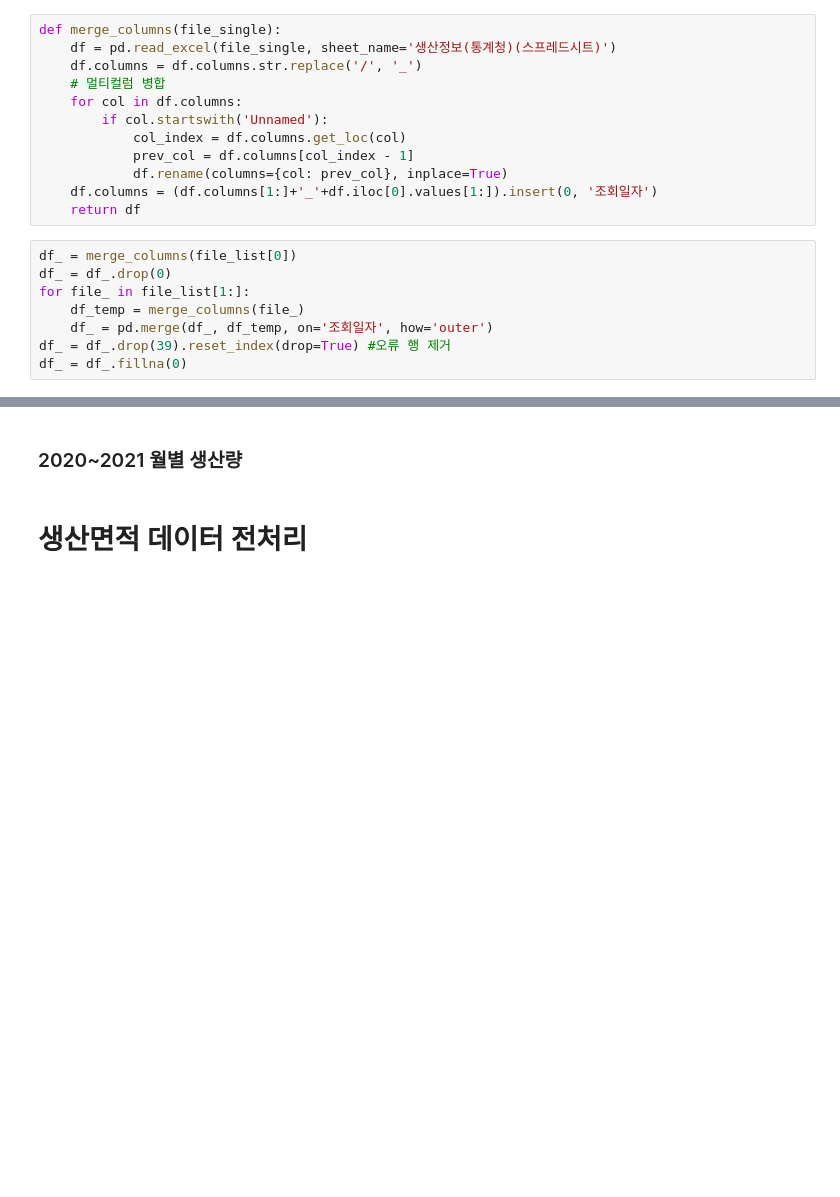
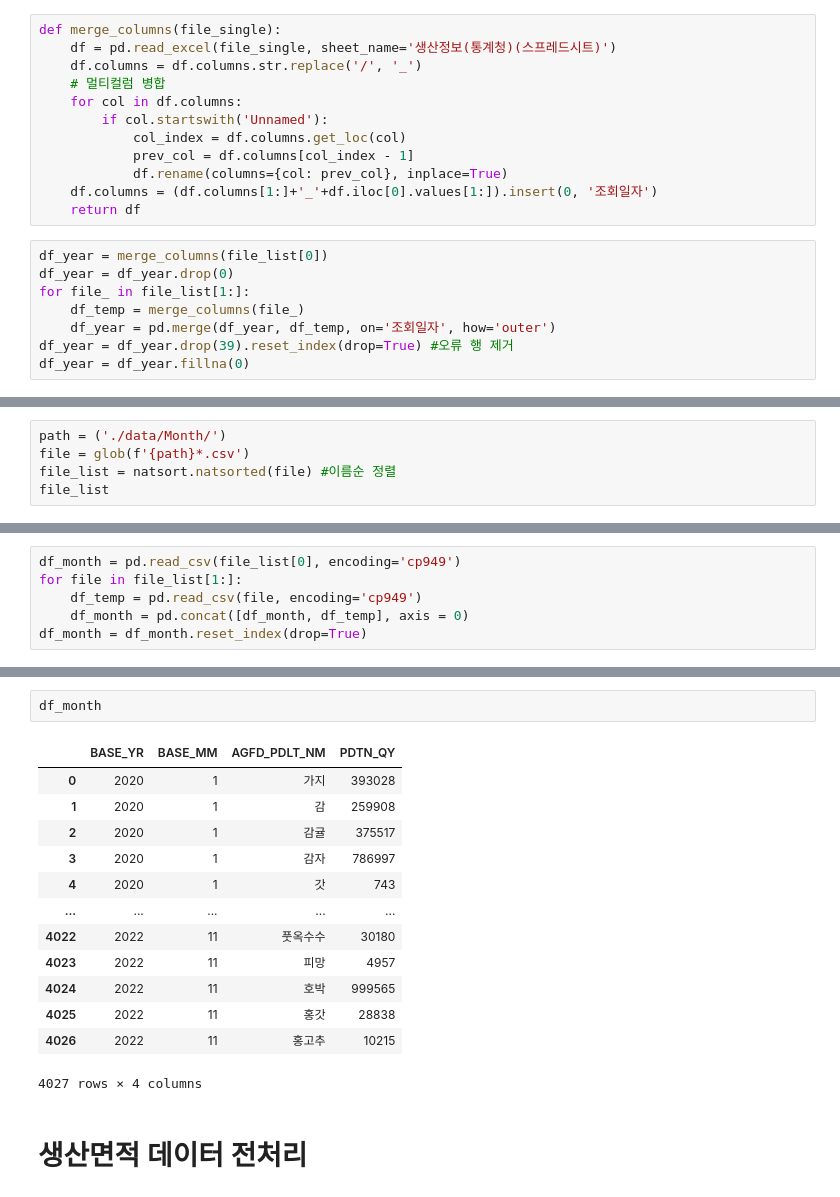
Before and after one commit to minyou2675/AWS_BigData_Contest, a Jupyter notebook: kunha/Production.ipynb, the cells around one changed output, grey strips where cells are left out. Cells and saved outputs as stored; diff of their text form; blank space fills up the shorter version.

Commit message:
Preprocessing 'monthly production'

```diff
--- a/kunha/Production.ipynb
+++ b/kunha/Production.ipynb
@@ -47,10 +47,10 @@ def merge_columns(file_single):
     df.columns = (df.columns[1:]+'_'+df.iloc[0].values[1:]).insert(0, '조회일자')
     return df
 # %%
-df_ = merge_columns(file_list[0])
-df_ = df_.drop(0)
+df_year = merge_columns(file_list[0])
+df_year = df_year.drop(0)
 for file_ in file_list[1:]:
     df_temp = merge_columns(file_)
-    df_ = pd.merge(df_, df_temp, on='조회일자', how='outer')
-df_ = df_.drop(39).reset_index(drop=True) #오류 행 제거
-df_ = df_.fillna(0)
+    df_year = pd.merge(df_year, df_temp, on='조회일자', how='outer')
+df_year = df_year.drop(39).reset_index(drop=True) #오류 행 제거
+df_year = df_year.fillna(0)
@@ -56,0 +106,5 @@ df_ = df_.fillna(0)
+# %%
+path = ('./data/Month/')
+file = glob(f'{path}*.csv')
+file_list = natsort.natsorted(file) #이름순 정렬
+file_list
@@ -56,0 +121,6 @@ df_ = df_.fillna(0)
+# %%
+df_month = pd.read_csv(file_list[0], encoding='cp949')
+for file in file_list[1:]:
+    df_temp = pd.read_csv(file, encoding='cp949')
+    df_month = pd.concat([df_month, df_temp], axis = 0)
+df_month = df_month.reset_index(drop=True)
@@ -104,5 +137,19 @@ df_[col_production.insert(0,'조회일자')]
-# %% [markdown]
-### 2020~2021 월별 생산량
+# %%
+df_month
+# %% [output]
+|  | BASE_YR | BASE_MM | AGFD_PDLT_NM | PDTN_QY |
+| 0 | 2020 | 1 | 가지 | 393028 |
+| 1 | 2020 | 1 | 감 | 259908 |
+| 2 | 2020 | 1 | 감귤 | 375517 |
+| 3 | 2020 | 1 | 감자 | 786997 |
+| 4 | 2020 | 1 | 갓 | 743 |
+| ... | ... | ... | ... | ... |
+| 4022 | 2022 | 11 | 풋옥수수 | 30180 |
+| 4023 | 2022 | 11 | 피망 | 4957 |
+| 4024 | 2022 | 11 | 호박 | 999565 |
+| 4025 | 2022 | 11 | 홍갓 | 28838 |
+| 4026 | 2022 | 11 | 홍고추 | 10215 |
+4027 rows × 4 columns
 # %% [markdown]
 # 생산면적 데이터 전처리
 # %% [markdown]
```
Also changed, not shown: parts of 10 cells of this notebook.
